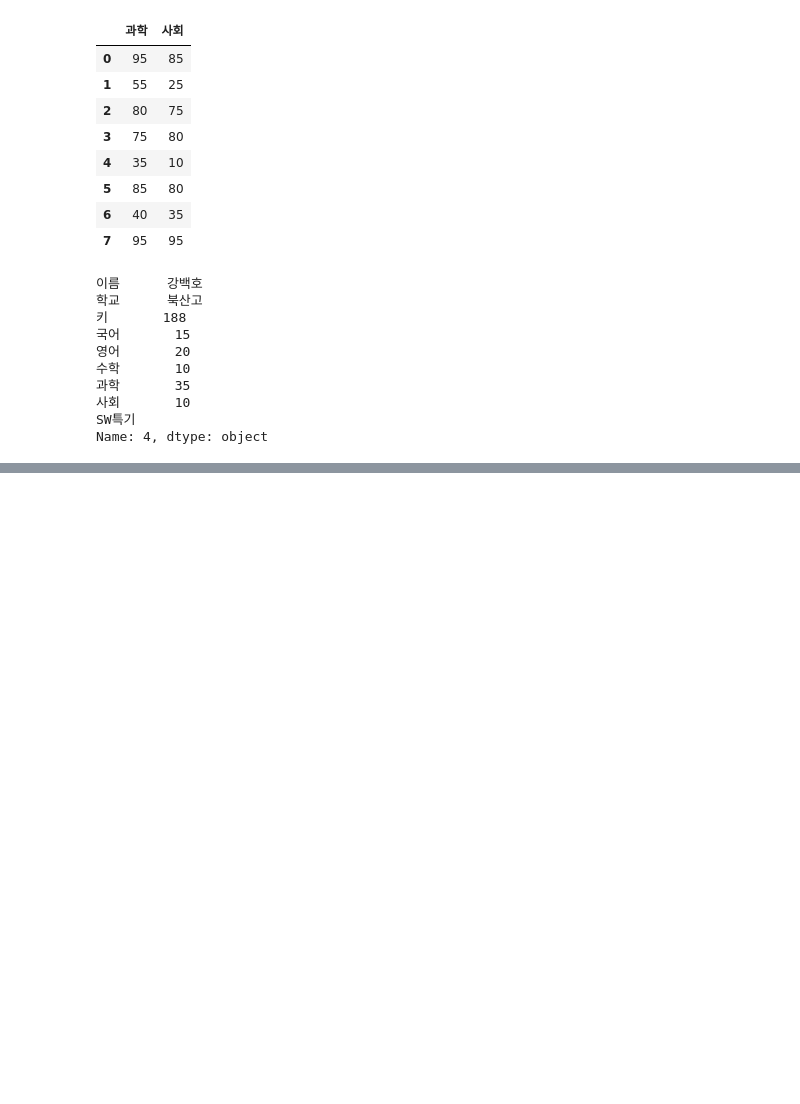
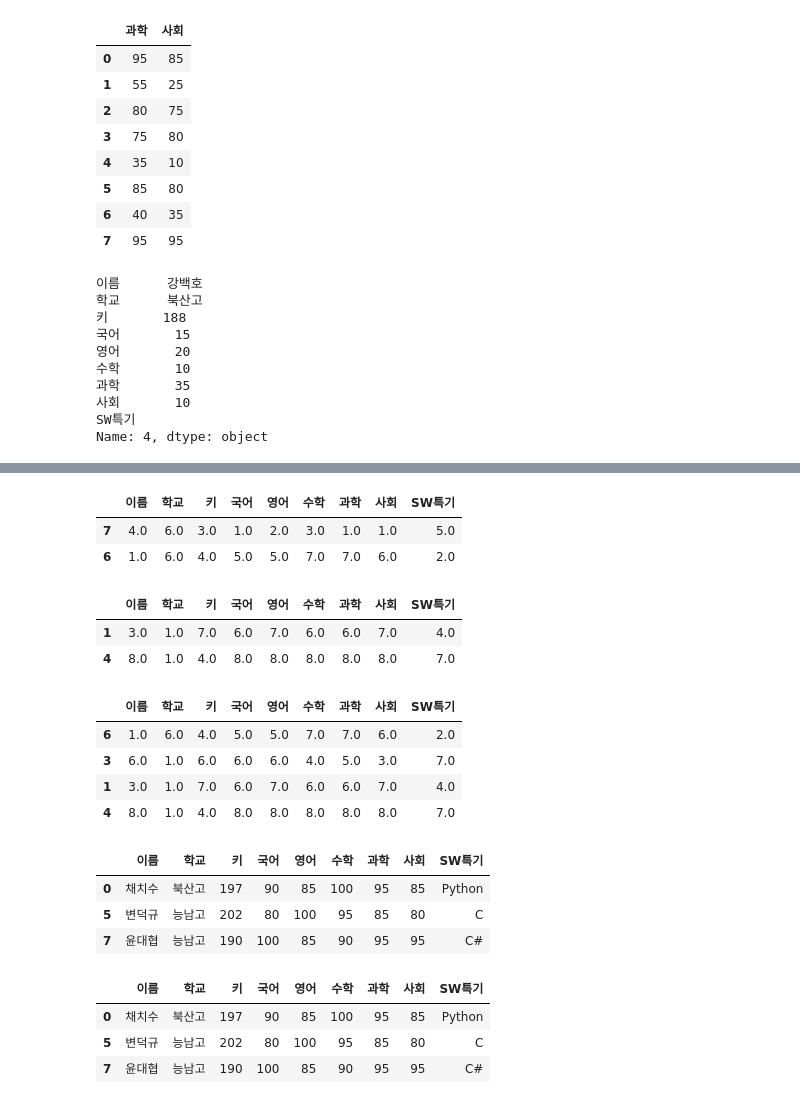
Before and after one commit to smjune/ipynb, a Jupyter notebook: nado/data.ipynb, the cells around one changed output, grey strips where cells are left out. Saved outputs shown, nothing was run; the diff lists cells and outputs as text; code cells hidden in the pictures; blank space fills up the shorter version.

```diff
--- a/nado/data.ipynb
+++ b/nado/data.ipynb
@@ -134,0 +171,38 @@ Name: 4, dtype: object
+# %%
+df1[df1.index >= 6]   # 6번 보다 큰 index 값을 갖는 데이터
+# %% [output]
+|  | 이름 | 학교 | 키 | 국어 | 영어 | 수학 | 과학 | 사회 | SW특기 |
+| 7 | 4.0 | 6.0 | 3.0 | 1.0 | 2.0 | 3.0 | 1.0 | 1.0 | 5.0 |
+| 6 | 1.0 | 6.0 | 4.0 | 5.0 | 5.0 | 7.0 | 7.0 | 6.0 | 2.0 |
+# %%
+df1.iloc[6:]  # 6번째 이후 데이터
+# %% [output]
+|  | 이름 | 학교 | 키 | 국어 | 영어 | 수학 | 과학 | 사회 | SW특기 |
+| 1 | 3.0 | 1.0 | 7.0 | 6.0 | 7.0 | 6.0 | 6.0 | 7.0 | 4.0 |
+| 4 | 8.0 | 1.0 | 4.0 | 8.0 | 8.0 | 8.0 | 8.0 | 8.0 | 7.0 |
+# %%
+df1.loc[6:]  # 6번 이후 데이터
+# %% [output]
+|  | 이름 | 학교 | 키 | 국어 | 영어 | 수학 | 과학 | 사회 | SW특기 |
+| 6 | 1.0 | 6.0 | 4.0 | 5.0 | 5.0 | 7.0 | 7.0 | 6.0 | 2.0 |
+| 3 | 6.0 | 1.0 | 6.0 | 6.0 | 6.0 | 4.0 | 5.0 | 3.0 | 7.0 |
+| 1 | 3.0 | 1.0 | 7.0 | 6.0 | 7.0 | 6.0 | 6.0 | 7.0 | 4.0 |
+| 4 | 8.0 | 1.0 | 4.0 | 8.0 | 8.0 | 8.0 | 8.0 | 8.0 | 7.0 |
+# %%
+df[df['키']>=190]
+
+# 되도록 이렇게 사용하자, df.loc[df['키']>=190,]
+
+# 은 df[(df.index == 0) | (df.index == 5) | (df.index == 7)] 와 같다.
+# %% [output]
+|  | 이름 | 학교 | 키 | 국어 | 영어 | 수학 | 과학 | 사회 | SW특기 |
+| 0 | 채치수 | 북산고 | 197 | 90 | 85 | 100 | 95 | 85 | Python |
+| 5 | 변덕규 | 능남고 | 202 | 80 | 100 | 95 | 85 | 80 | C |
+| 7 | 윤대협 | 능남고 | 190 | 100 | 85 | 90 | 95 | 95 | C# |
+# %%
+df[(df.index == 0) | (df.index == 5) | (df.index == 7)]
+# %% [output]
+|  | 이름 | 학교 | 키 | 국어 | 영어 | 수학 | 과학 | 사회 | SW특기 |
+| 0 | 채치수 | 북산고 | 197 | 90 | 85 | 100 | 95 | 85 | Python |
+| 5 | 변덕규 | 능남고 | 202 | 80 | 100 | 95 | 85 | 80 | C |
+| 7 | 윤대협 | 능남고 | 190 | 100 | 85 | 90 | 95 | 95 | C# |
```
Also changed, not shown: parts of 7 cells of this notebook, 6 other files.
